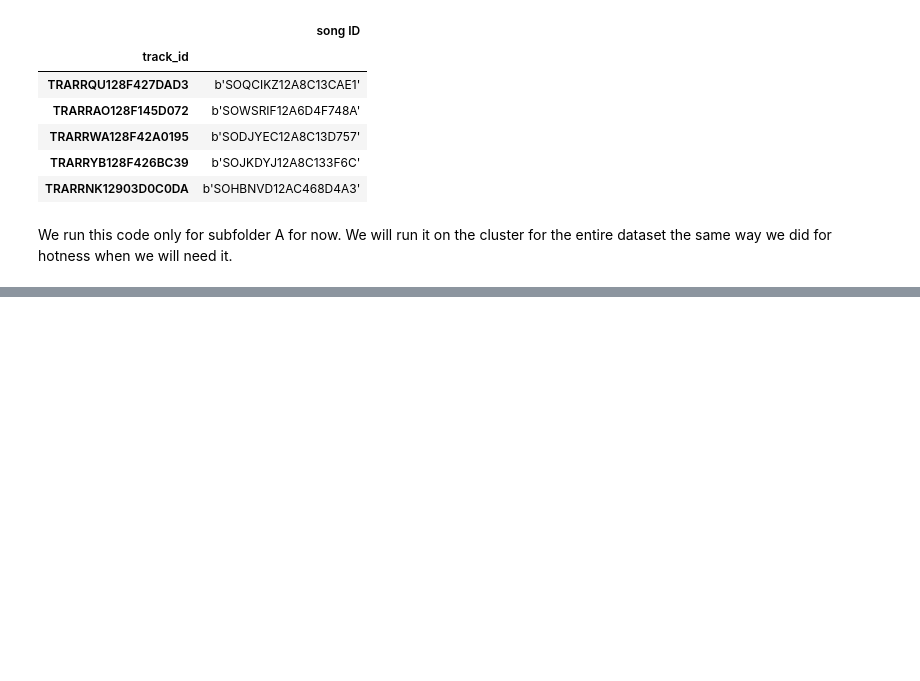
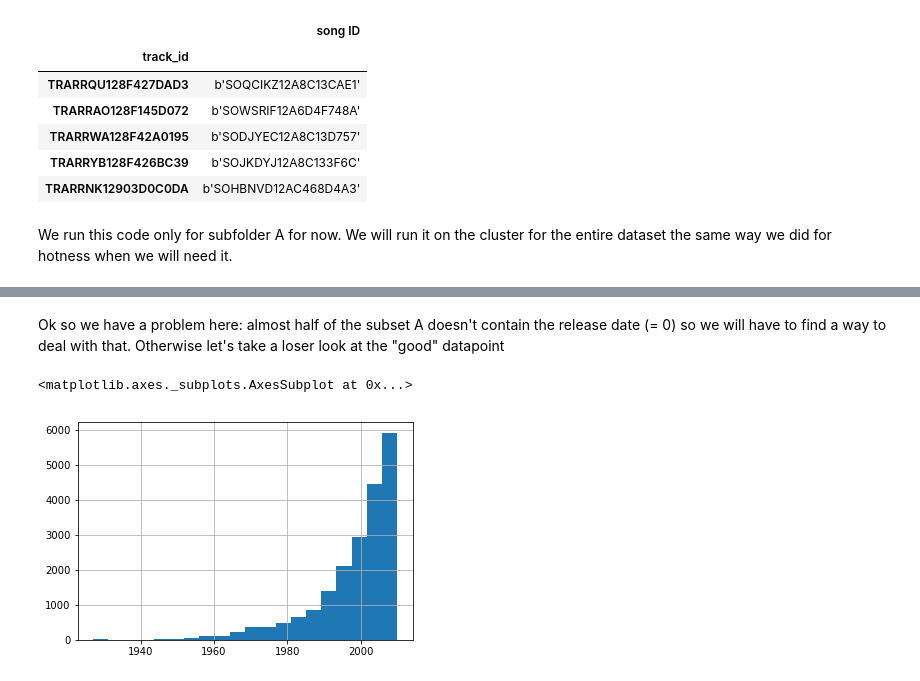
Before and after one commit to Victor-Palacios/epfl_ada, a Jupyter notebook: Project/milestone_2_full_nb.ipynb, the cells around one changed output, grey strips where cells are left out. Cells and saved outputs as stored; diff of their text form; code cells hidden in the pictures; blank space fills up the shorter version.

```diff
--- a/Project/milestone_2_full_nb.ipynb
+++ b/Project/milestone_2_full_nb.ipynb
@@ -1144,0 +1166,7 @@ We run this code only for subfolder A for now. We will run it on the cluster for
+# %% [markdown]
+Ok so we have a problem here: almost half of the subset A doesn't contain the release date (= 0) so we will have to find a way to deal with that. Otherwise let's take a loser look at the "good" datapoint
+# %%
+dates_A[dates_A.date != 0].date.hist(bins=20)
+# %% [output]
+<matplotlib.axes._subplots.AxesSubplot at 0x...>
+[figure, added]
```
Also changed, not shown: parts of 6 cells of this notebook.
